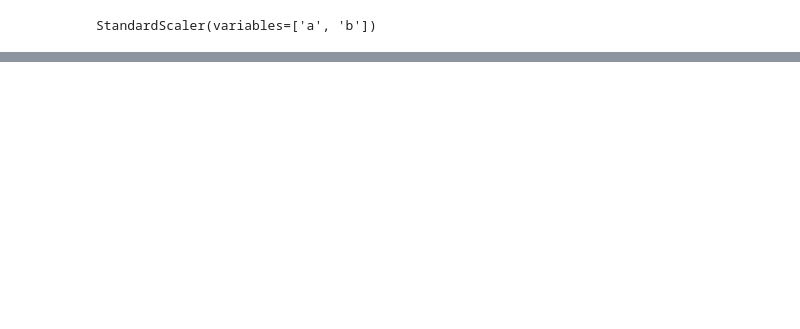
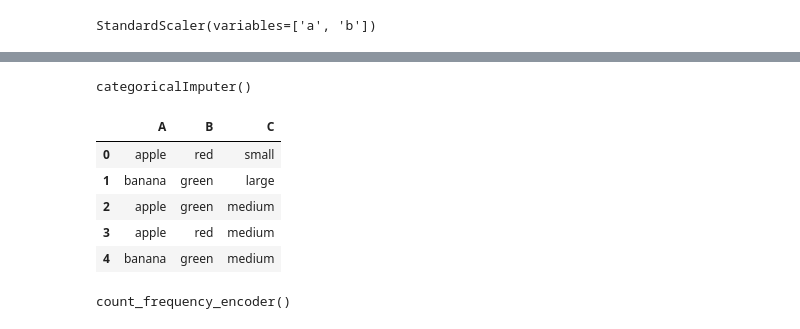
Before and after one commit to Tatenda1112/Custom-Transformation, a Jupyter notebook: notebooks/custom_transformers.ipynb, the cells around one changed output, grey strips where cells are left out. Cells and saved outputs as stored; diff of their text form; code cells hidden in the pictures; blank space fills up the shorter version.

```diff
--- a/notebooks/custom_transformers.ipynb
+++ b/notebooks/custom_transformers.ipynb
@@ -109,0 +212,40 @@ df
+# %%
+class categoricalImputer(BaseEstimator,TransformerMixin):
+    def __init__(self,variables : list|None=None, strategy='most_frequent'):
+        self.variables=variables
+        self.strategy=strategy
+
+    def fit(self,X: pd.DataFrame,y=None):
+        if self.variables is not None:
+            self.categorical_columns_ = pd.Index(self.variables)
+        else:
+            categorical_columns = X.select_dtypes(include=['object']).columns
+            self.categorical_columns_ = categorical_columns
+        self.fill_values_ = X[self.categorical_columns_].mode().iloc[0]
+        return self
+    def transform(self,X : pd.DataFrame):
+        data = X.copy()
+        data[self.categorical_columns_] = data[self.categorical_columns_].fillna(self.fill_values_)
+        return data
+# %%
+df3 = pd.DataFrame({
+    'A': ['apple', 'banana', 'apple', np.nan, 'banana'],
+    'B': ['red', 'green', np.nan, 'red', 'green'],
+    'C': ['small', 'large', 'medium', 'medium', np.nan]
+})
+# %%
+CI = categoricalImputer()
+CI.fit(df3)
+# %% [output]
+categoricalImputer()
+# %%
+CIT = CI.transform(df3)
+# %%
+CIT
+# %% [output]
+|  | A | B | C |
+| 0 | apple | red | small |
+| 1 | banana | green | large |
+| 2 | apple | green | medium |
+| 3 | apple | red | medium |
+| 4 | banana | green | medium |
@@ -109,0 +276,5 @@ df
+# %%
+CFE = count_frequency_encoder()
+CFE.fit(df3)
+# %% [output]
+count_frequency_encoder()
```
Also changed, not shown: parts of 26 cells of this notebook, 1 other file.
